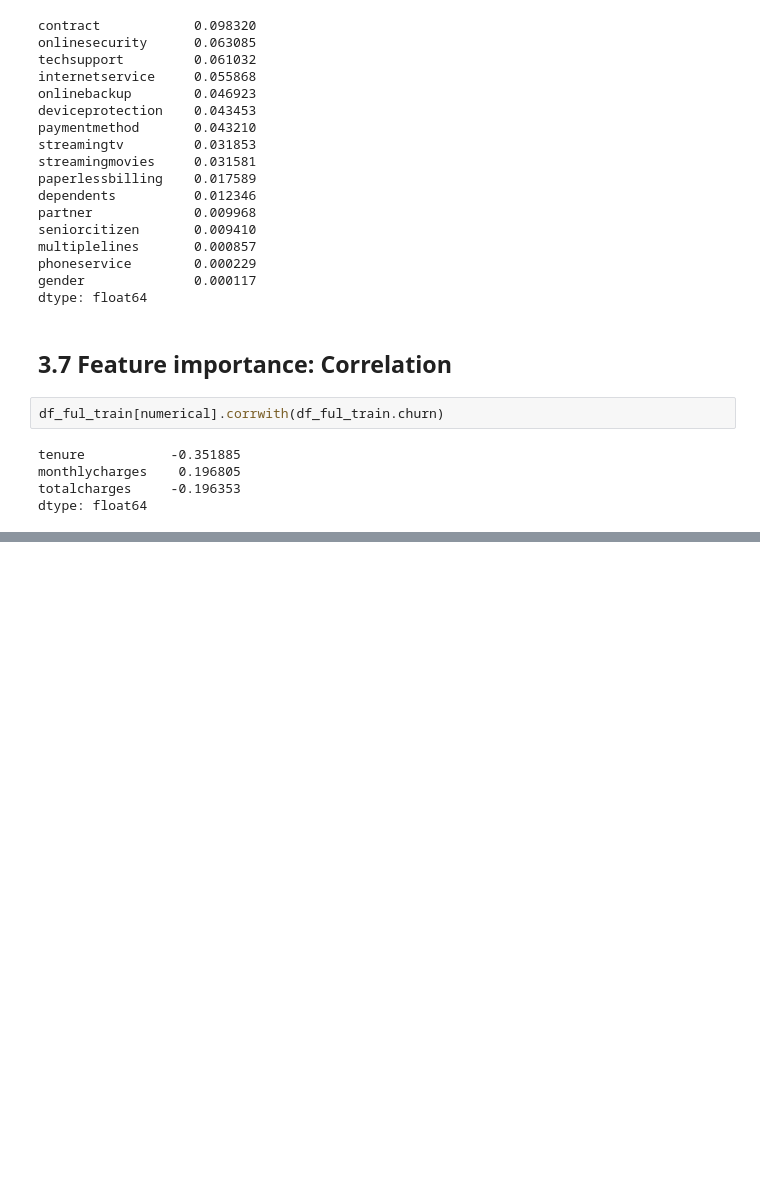
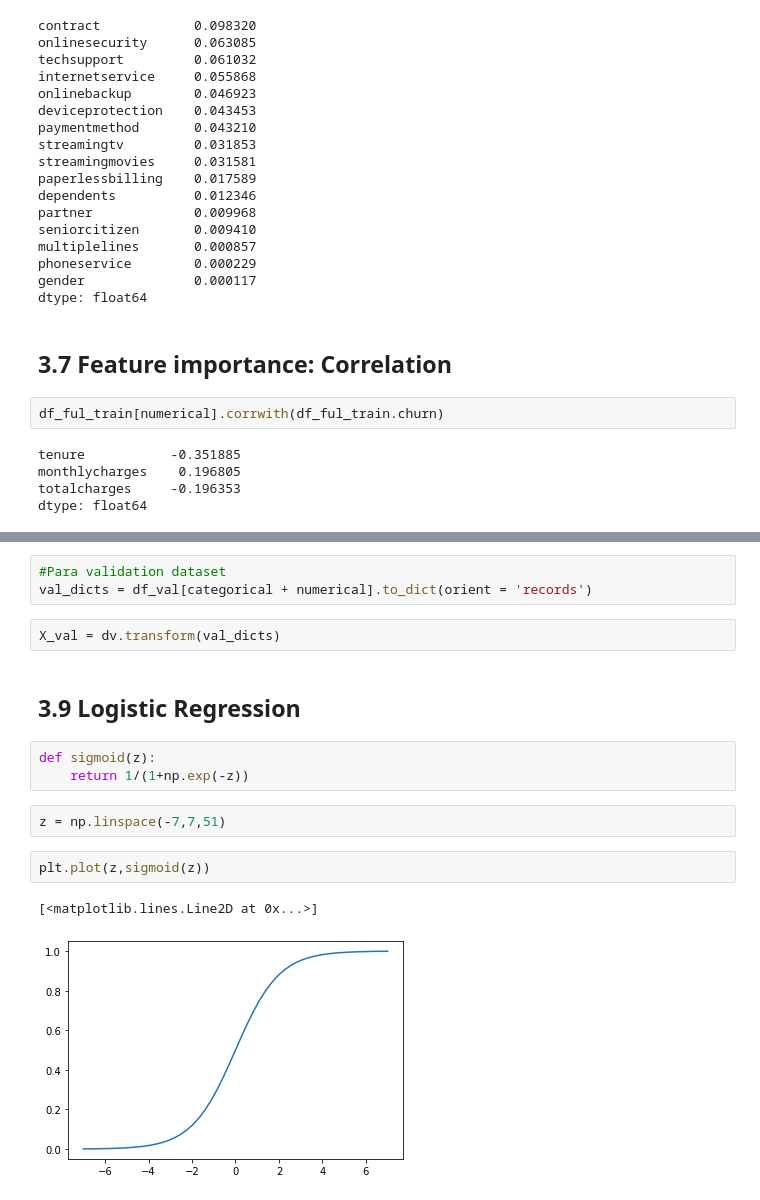
Before and after one commit to 16danielvm/MLZoomCamp_Course_byAlexeygrigorev, a Jupyter notebook: 03_classification/3_1ChurnPredictionProject.ipynb, the cells around one changed output, grey strips where cells are left out. Saved outputs shown, nothing was run; the diff lists cells and outputs as text; blank space fills up the shorter version.

```diff
--- a/03_classification/3_1ChurnPredictionProject.ipynb
+++ b/03_classification/3_1ChurnPredictionProject.ipynb
@@ -398,0 +481,17 @@ dtype: float64
+# %%
+#Para validation dataset
+val_dicts = df_val[categorical + numerical].to_dict(orient = 'records')
+# %%
+X_val = dv.transform(val_dicts)
+# %% [markdown]
+## 3.9 Logistic Regression
+# %%
+def sigmoid(z):
+    return 1/(1+np.exp(-z))
+# %%
+z = np.linspace(-7,7,51)
+# %%
+plt.plot(z,sigmoid(z))
+# %% [output]
+[<matplotlib.lines.Line2D at 0x...>]
+[figure, added]
```
Also changed, not shown: parts of 58 cells of this notebook.
